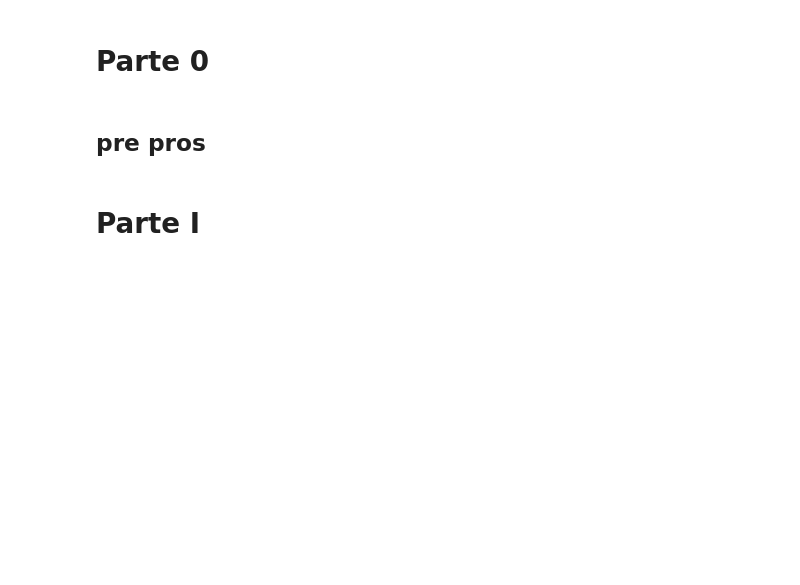
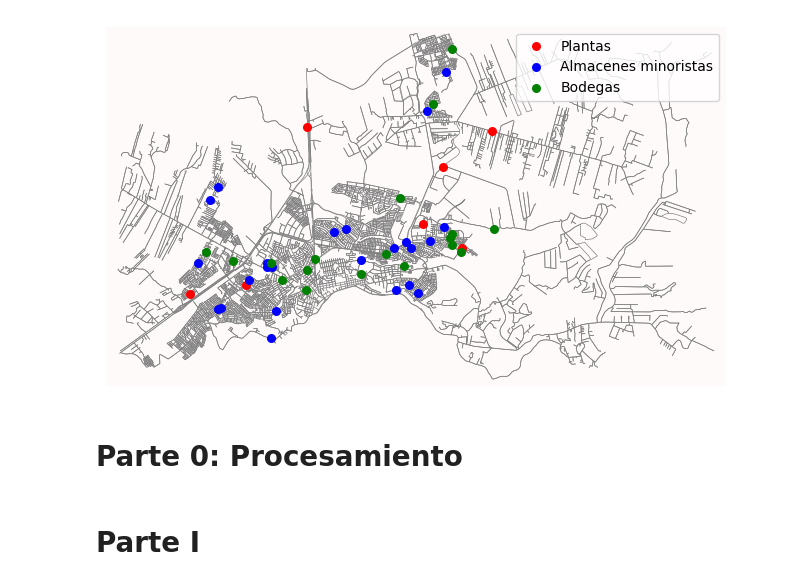
Before and after one commit to bwertheim1/tareas_flujo, a Jupyter notebook: t2_v4.ipynb, the cells around one changed output. Cells and saved outputs as stored; diff of their text form; code cells hidden in the pictures; blank space fills up the shorter version.

```diff
--- a/t2_v4.ipynb
+++ b/t2_v4.ipynb
@@ -6,0 +30,7 @@ import parametros
+# %%
+def setear(filename):
+    with open(filename, 'r') as f:
+        reader = csv.reader(f)
+        next(reader)  # Omitir el encabezado, si existe
+        coordenadas = [tuple(map(float, row[1:3])) for row in reader]
+    return coordenadas
@@ -7,7 +102,45 @@ import parametros
+# %%
+for node_id, nuevo_nombre in zip(n_plantas, plantas):
+    if node_id in PM.nodes:
+        PM.nodes[node_id]['name'] = nuevo_nombre
+    else:
+        print(f"Nodo {node_id} de planta no encontrado en el grafo")
+
+for node_id, nuevo_nombre in zip(n_almacenes, almacenes):
+    if node_id in PM.nodes:
+        PM.nodes[node_id]['name'] = nuevo_nombre
+    else:
+        print(f"Nodo {node_id} de almacén no encontrado en el grafo")
+
+for node_id, nuevo_nombre in zip(n_bodegas, bodegas):
+    if node_id in PM.nodes:
+        PM.nodes[node_id]['name'] = nuevo_nombre
+    else:
+        print(f"Nodo {node_id} de bodega no encontrado en el grafo")
+# %%
+import matplotlib.pyplot as plt
+
+fig, ax = ox.plot_graph(PM, node_size=0, edge_color="gray", edge_linewidth=0.5, bgcolor = 'snow', close=False, show=False)
+
+
+ax.scatter([PM.nodes[node]['x'] for node in n_plantas],
+           [PM.nodes[node]['y'] for node in n_plantas],
+           c='red', s=30, label="Plantas")
+
+ax.scatter([PM.nodes[node]['x'] for node in n_almacenes],
+           [PM.nodes[node]['y'] for node in n_almacenes],
+           c='blue', s=30, label="Almacenes minoristas")
+
+ax.scatter([PM.nodes[node]['x'] for node in n_bodegas],
+           [PM.nodes[node]['y'] for node in n_bodegas],
+           c='green', s=30, label="Bodegas")
+
+plt.legend(loc="upper right")
+plt.show()
+# %% [output]
+[figure, added]
 # %% [markdown]
-# Parte 0
+# Parte 0: Procesamiento
-# %% [markdown]
-## pre pros
 # %%
 N = []
 for a in range(len(nodos_totales)):
```
Also changed, not shown: parts of 13 cells of this notebook, 1 other file.
